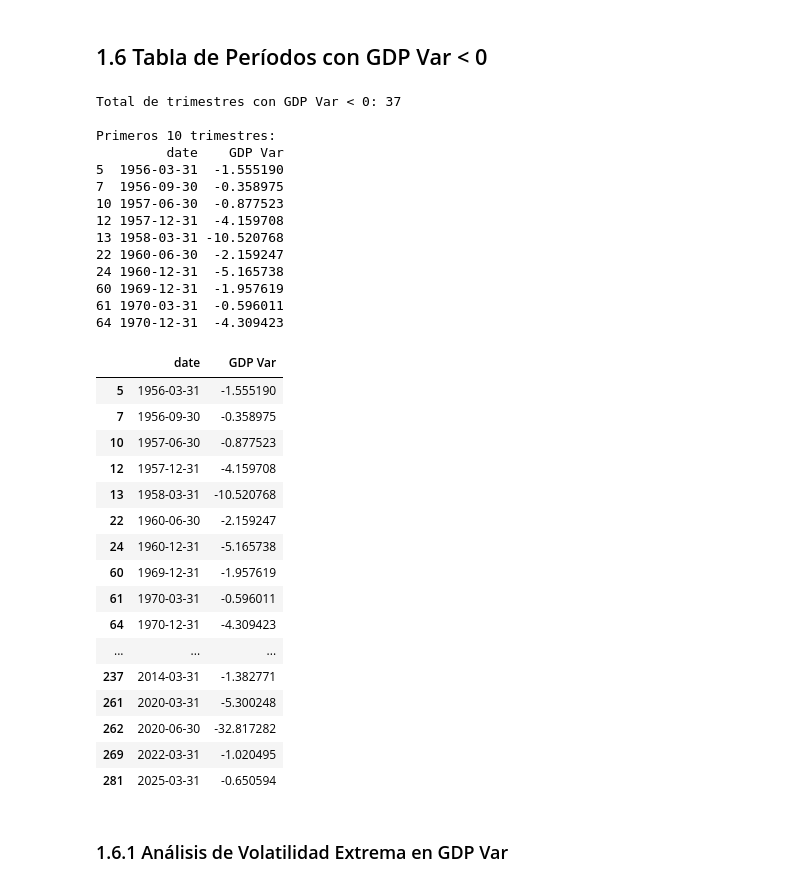
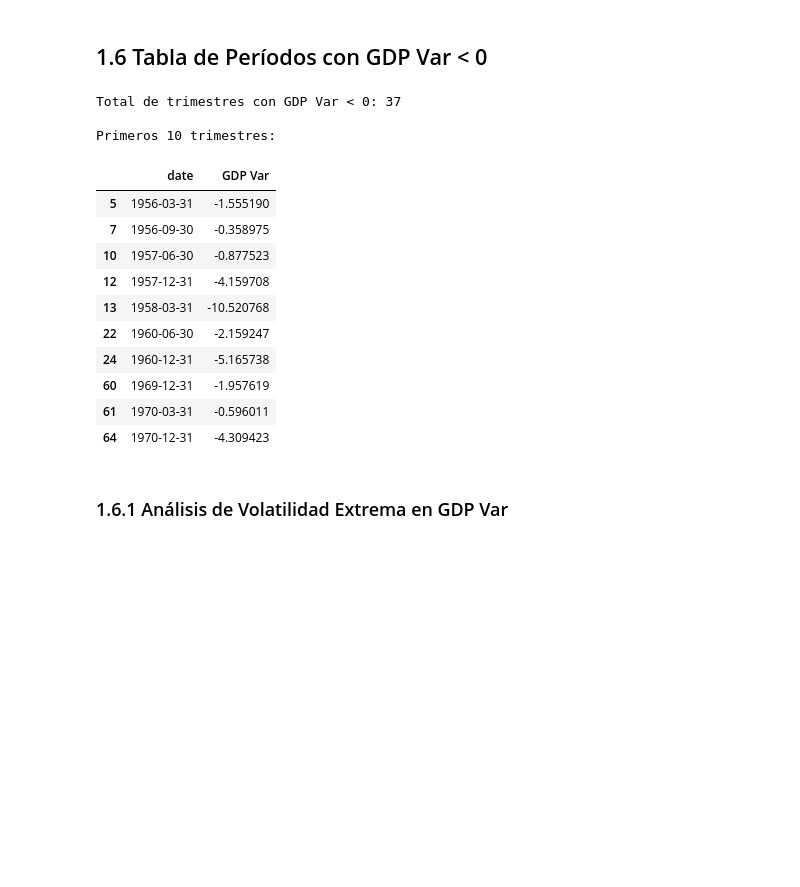
Before and after one commit to Tupxz/ciclos_economicos, a Jupyter notebook: notebooks/Taller_1.ipynb, the cells around one changed output. Cells and saved outputs as stored; diff of their text form; code cells hidden in the pictures; blank space fills up the shorter version.

```diff
--- a/notebooks/Taller_1.ipynb
+++ b/notebooks/Taller_1.ipynb
@@ -215,55 +215,34 @@ for col, title, ylabel, filename in variables:
 # %%
 # Create recession table
 df_neg = df[df['GDP Var'] < 0][['date', 'GDP Var']].copy()
 
 # Prepare for export (convert date to date-only)
 df_neg_export = df_neg.copy()
 df_neg_export['date'] = df_neg_export['date'].dt.date
 
 # Save to Excel and CSV
 df_neg_export.to_excel(OUT_TAB / 'gdp_var_negativa.xlsx', index=False)
 df_neg_export.to_csv(OUT_TAB / 'gdp_var_negativa.csv', index=False)
 
 # Display results
 print(f"Total de trimestres con GDP Var < 0: {len(df_neg)}\n")
 print("Primeros 10 trimestres:")
-print(df_neg.head(10))
-print()
-
-# Display full table in notebook
-display(df_neg)
+display(df_neg.head(10))
 # %% [output]
 Total de trimestres con GDP Var < 0: 37
 
 Primeros 10 trimestres:
-         date    GDP Var
-5  1956-03-31  -1.555190
-7  1956-09-30  -0.358975
-10 1957-06-30  -0.877523
-12 1957-12-31  -4.159708
-13 1958-03-31 -10.520768
-22 1960-06-30  -2.159247
-24 1960-12-31  -5.165738
-60 1969-12-31  -1.957619
-61 1970-03-31  -0.596011
-64 1970-12-31  -4.309423
 |  | date | GDP Var |
 | 5 | 1956-03-31 | -1.555190 |
 | 7 | 1956-09-30 | -0.358975 |
 | 10 | 1957-06-30 | -0.877523 |
 | 12 | 1957-12-31 | -4.159708 |
 | 13 | 1958-03-31 | -10.520768 |
 | 22 | 1960-06-30 | -2.159247 |
 | 24 | 1960-12-31 | -5.165738 |
 | 60 | 1969-12-31 | -1.957619 |
 | 61 | 1970-03-31 | -0.596011 |
 | 64 | 1970-12-31 | -4.309423 |
-| ... | ... | ... |
-| 237 | 2014-03-31 | -1.382771 |
-| 261 | 2020-03-31 | -5.300248 |
-| 262 | 2020-06-30 | -32.817282 |
-| 269 | 2022-03-31 | -1.020495 |
-| 281 | 2025-03-31 | -0.650594 |
 # %% [markdown]
 ### 1.6.1 Análisis de Volatilidad Extrema en GDP Var
 # %%
```
Also changed, not shown: parts of 7 cells of this notebook, 11 other files.
